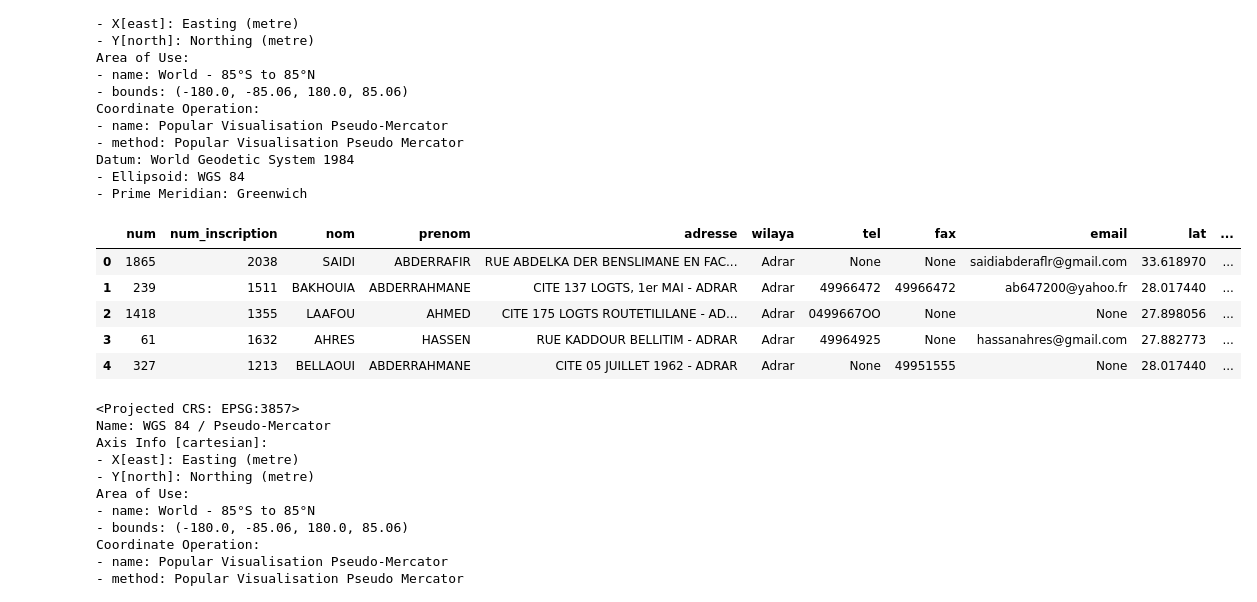
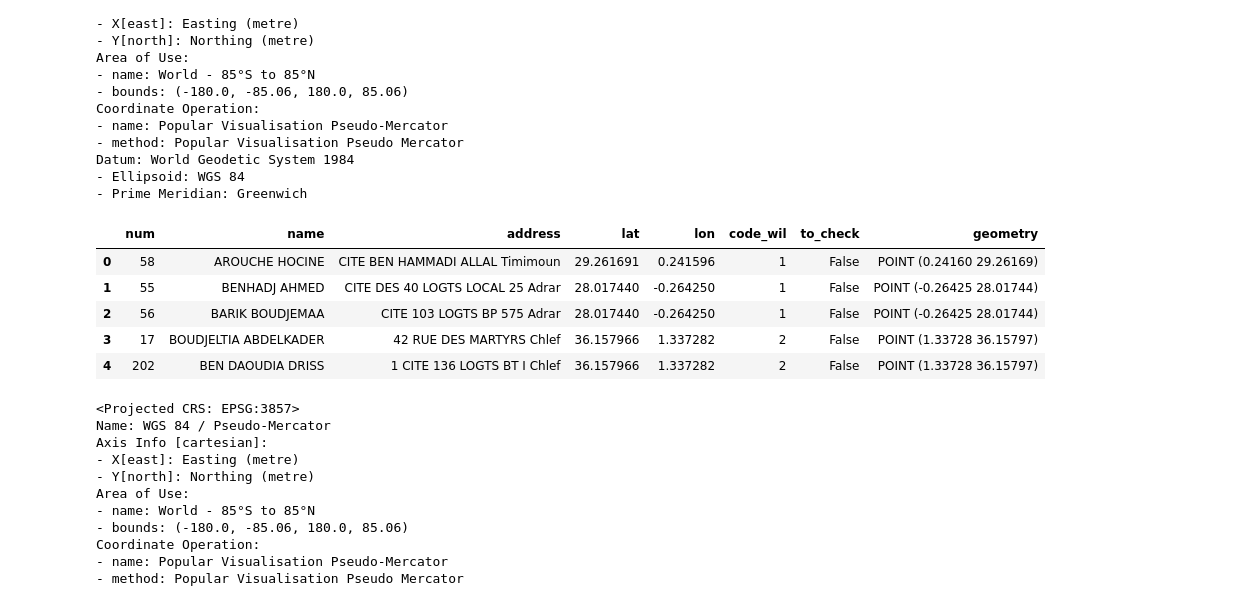
Before and after one commit to transformatek/geo-enabled-datasets, a Jupyter notebook: scripts/check_poi_near_osm_building.ipynb, the cells around one changed output. Cells and saved outputs as stored; diff of their text form; code cells hidden in the pictures.

Commit message:
Initial checks and enrichment from Tableau

```diff
--- a/scripts/check_poi_near_osm_building.ipynb
+++ b/scripts/check_poi_near_osm_building.ipynb
@@ -41,16 +41,16 @@ Datum: World Geodetic System 1984
 - Prime Meridian: Greenwich
 # %%
 # Load the targeted dataset
-pois_path = '../dz-datasets/accountants/'
+pois_path = '../dz-datasets/notaries/'
 pois = gpd.read_file(pois_path + 'pois_checked_in_out_wilayas.geojson')
 pois.head()
 # %% [output]
-|  | num | num_inscription | nom | prenom | adresse | wilaya | tel | fax | email | lat | ... |
-| 0 | 1865 | 2038 | SAIDI | ABDERRAFIR | RUE ABDELKA DER BENSLIMANE EN FAC... | Adrar | None | None | saidiabderaflr@gmail.com | 33.618970 | ... |
-| 1 | 239 | 1511 | BAKHOUIA | ABDERRAHMANE | CITE 137 LOGTS, 1er MAI - ADRAR | Adrar | 49966472 | 49966472 | ab647200@yahoo.fr | 28.017440 | ... |
-| 2 | 1418 | 1355 | LAAFOU | AHMED | CITE 175 LOGTS ROUTETILILANE - AD... | Adrar | 0499667OO | None | None | 27.898056 | ... |
-| 3 | 61 | 1632 | AHRES | HASSEN | RUE KADDOUR BELLITIM - ADRAR | Adrar | 49964925 | None | hassanahres@gmail.com | 27.882773 | ... |
-| 4 | 327 | 1213 | BELLAOUI | ABDERRAHMANE | CITE 05 JUILLET 1962 - ADRAR | Adrar | None | 49951555 | None | 28.017440 | ... |
+|  | num | name | address | lat | lon | code_wil | to_check | geometry |
+| 0 | 58 | AROUCHE HOCINE | CITE BEN HAMMADI ALLAL Timimoun | 29.261691 | 0.241596 | 1 | False | POINT (0.24160 29.26169) |
+| 1 | 55 | BENHADJ AHMED | CITE DES 40 LOGTS LOCAL 25 Adrar | 28.017440 | -0.264250 | 1 | False | POINT (-0.26425 28.01744) |
+| 2 | 56 | BARIK BOUDJEMAA | CITE 103 LOGTS BP 575 Adrar | 28.017440 | -0.264250 | 1 | False | POINT (-0.26425 28.01744) |
+| 3 | 17 | BOUDJELTIA ABDELKADER | 42 RUE DES MARTYRS Chlef | 36.157966 | 1.337282 | 2 | False | POINT (1.33728 36.15797) |
+| 4 | 202 | BEN DAOUDIA DRISS | 1 CITE 136 LOGTS BT I Chlef | 36.157966 | 1.337282 | 2 | False | POINT (1.33728 36.15797) |
 # %%
 # Define source CRS to geographic and project to a Pseudo-Mercator
 # Useful for spatial analysis (buffer, intersect, ...)
```
Also changed, not shown: parts of 8 cells of this notebook, 6 other files.
